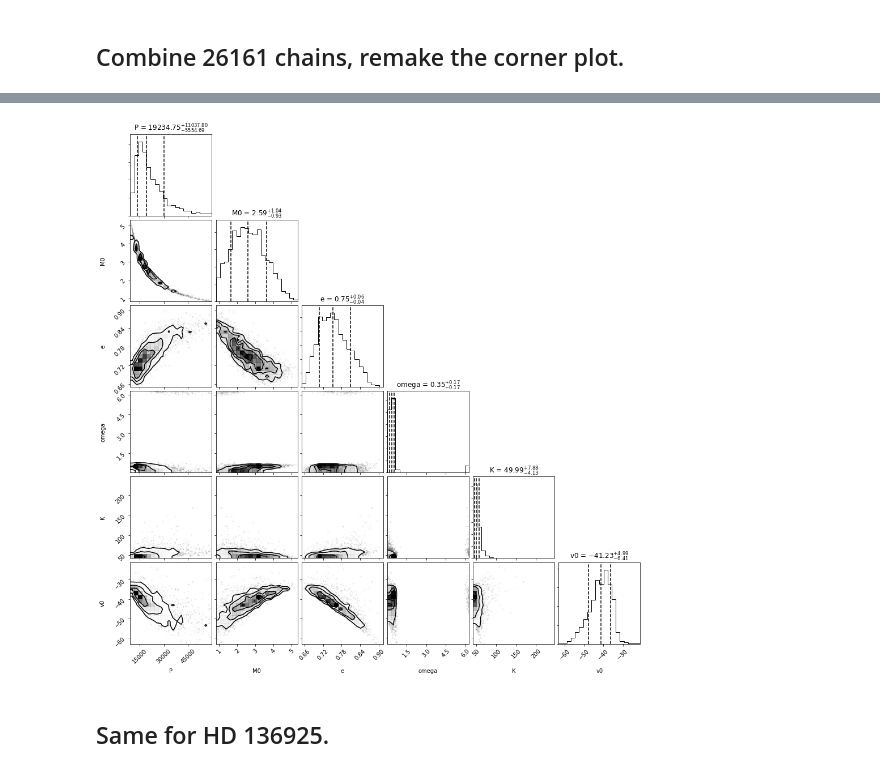
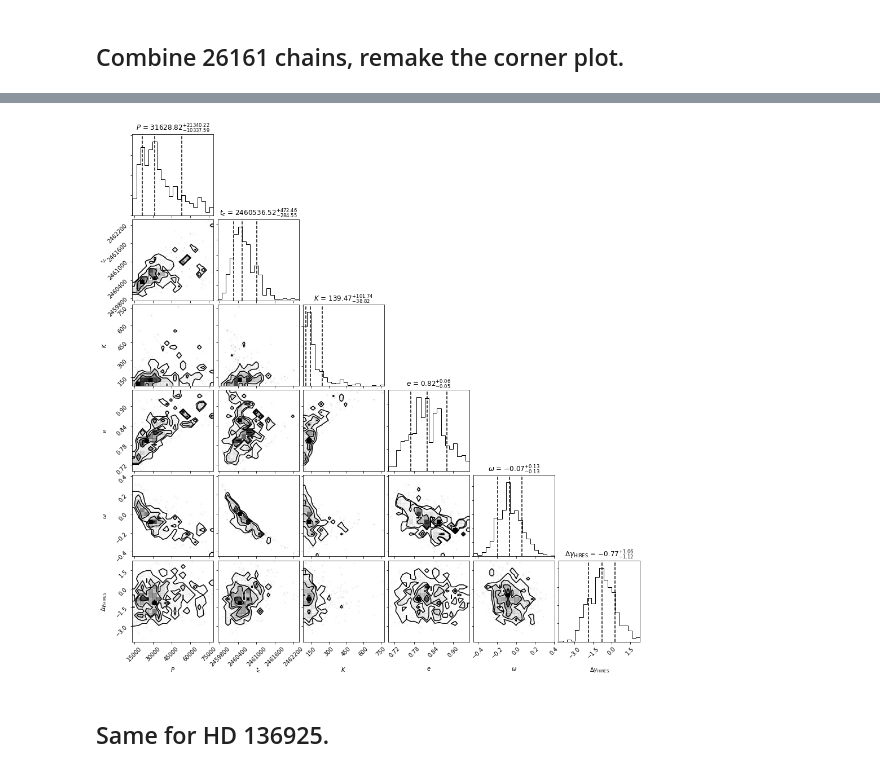
Before and after one commit to leerosenthalj/CLSI, a Jupyter notebook: Notebook_Joker.ipynb, the cells around one changed output, grey strips where cells are left out. Drawn from its saved outputs; the diff is of its cells as text; code cells hidden in the pictures.

```diff
--- a/Notebook_Joker.ipynb
+++ b/Notebook_Joker.ipynb
@@ -283,6 +321,9 @@ full_26161.to_csv('26161_chains_8xbase_full.csv')
 # %%
-fig = corner.corner(full_26161, labels=['P', 'M0', 'e', 'omega', 'K', 'v0'],
+corners = ['P', 'tc', 'K', 'e', 'omega', 'dv0_1']
+labels = [r'$P$', r'$t_c$', r'$K$', r'$e$', r'$\omega$', r'$\Delta\gamma_{\mathrm{HIRES}}$']
+
+fig = corner.corner(full_26161[corners], labels=labels,
                     quantiles=[0.16, 0.5, 0.84], show_titles=True,
                     title_kwargs={"fontsize": 12})
-fig.savefig('26161_corner_8xbase_full.pdf')
+fig.savefig('Joker_results/26161_corner_sample.pdf')
 # %% [output]
@@ -290,4 +330,4 @@ WARNING:root:Too few points to create valid contours
-[figure, old version]
+[figure, new version]
 # %% [markdown]
 ## Same for HD 136925.
 # %%
```
Also changed, not shown: parts of 24 cells of this notebook, 16 other files.
